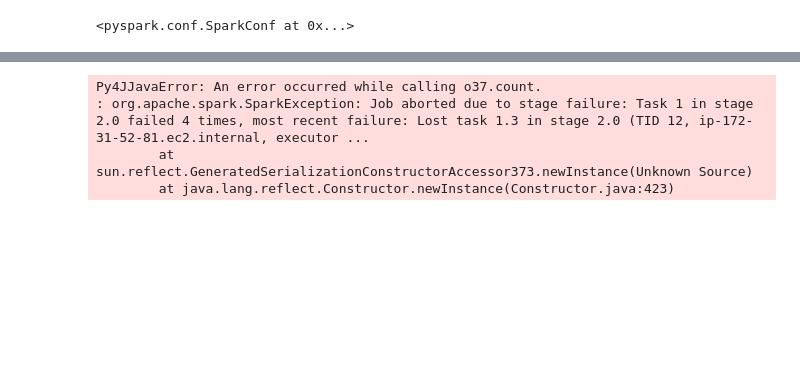
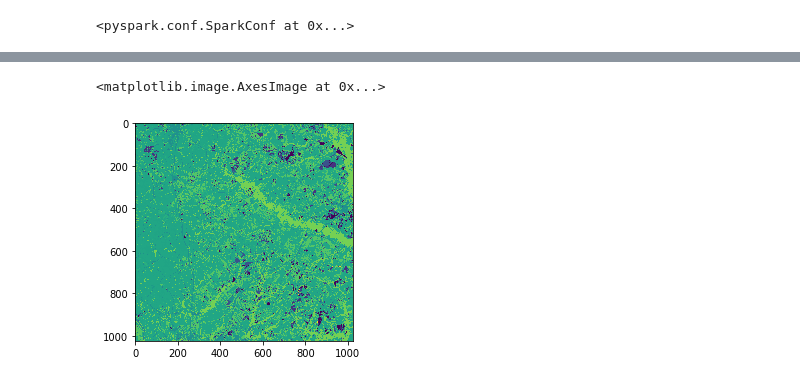
Before and after one commit to geodocker/geodocker-jupyter-geopyspark, a Jupyter notebook: notebooks/CDL.ipynb, the cells around one changed output, grey strips where cells are left out. Drawn from its saved outputs; the diff is of its cells as text; code cells hidden in the pictures; blank space fills up the shorter version.

Commit message:
failure

```diff
--- a/notebooks/CDL.ipynb
+++ b/notebooks/CDL.ipynb
@@ -28,0 +80,3 @@ uri = 's3://datahub-rawdata-us-east-1/cdl/CDLS_2016_30m.tif'
+# %%
+rdd2 = rdd1.map(get_data)
+rdd2.first()
@@ -28,0 +92,3 @@ uri = 's3://datahub-rawdata-us-east-1/cdl/CDLS_2016_30m.tif'
+# %%
+rdd3 = rdd2.groupBy(lambda line: line['projected_extent']) # XXX
+rdd3.first()
@@ -28,0 +98,18 @@ uri = 's3://datahub-rawdata-us-east-1/cdl/CDLS_2016_30m.tif'
+# %%
+def make_tiles(line):
+    projected_extent = line[0]
+    array = np.array([l['data'] for l in line[1]])
+    tile = gps.Tile.from_numpy_array(array, no_data_value=0)
+    return (projected_extent, tile)
+
+def interesting_tile(line):
+    [pe, tile] = line
+    return (np.sum(tile[0][0]) != 0)
+
+def square_tile(line):
+    [pe, tile] = line
+    return tile[0][0].shape == (1024,1024)
+# %%
+rdd4 = rdd3.repartition(8192).map(make_tiles).filter(square_tile)
+data = rdd4.filter(interesting_tile).first()
+data
@@ -29 +121,6 @@ uri = 's3://datahub-rawdata-us-east-1/cdl/CDLS_2016_30m.tif'
+# %%
+plt.imshow(data[1][0][0])
+# %% [output]
+<matplotlib.image.AxesImage at 0x...>
+[figure, added]
 # %%
@@ -31,7 +127,0 @@ raster_layer = gps.geotiff.get(gps.LayerType.SPATIAL, uri, num_partitions=(32*4)
-# %%
-raster_layer.count()
-# %% [output]
-Py4JJavaError: An error occurred while calling o37.count.
-: org.apache.spark.SparkException: Job aborted due to stage failure: Task 1 in stage 2.0 failed 4 times, most recent failure: Lost task 1.3 in stage 2.0 (TID 12, ip-172-31-52-81.ec2.internal, executor ...
-        at sun.reflect.GeneratedSerializationConstructorAccessor373.newInstance(Unknown Source)
-        at java.lang.reflect.Constructor.newInstance(Constructor.java:423)
```
Also changed, not shown: parts of 8 cells of this notebook.
